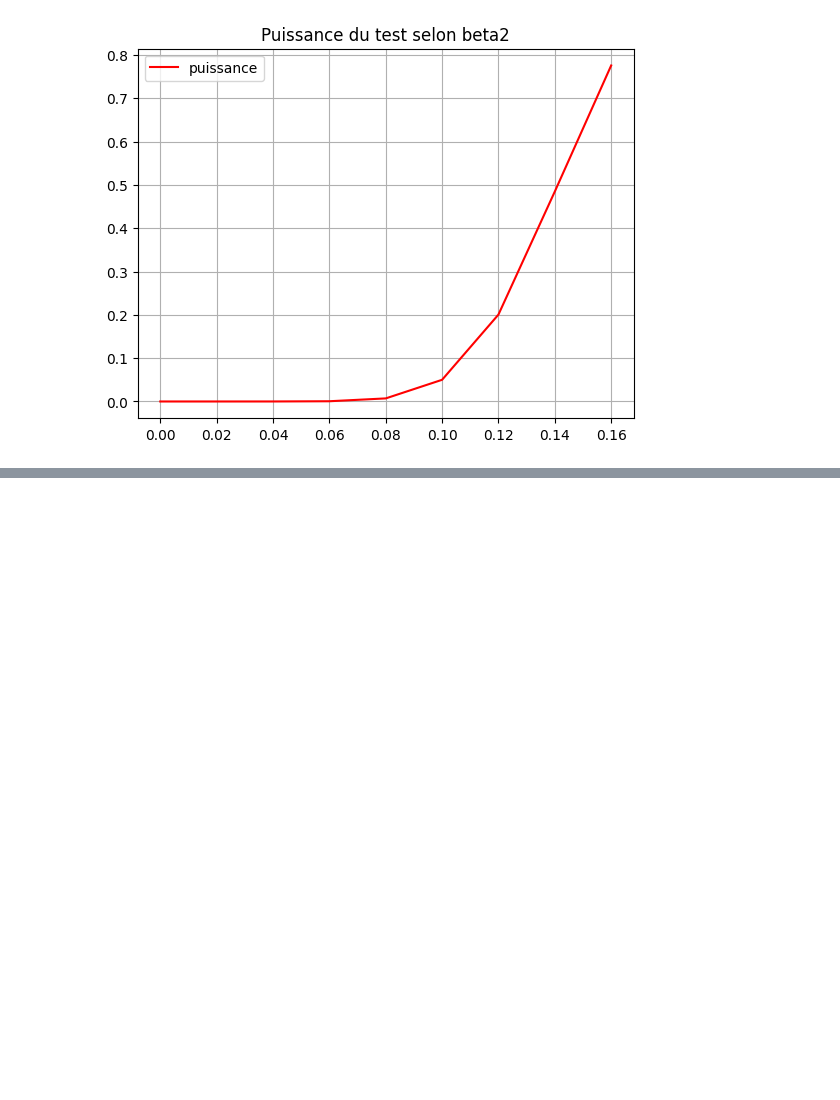
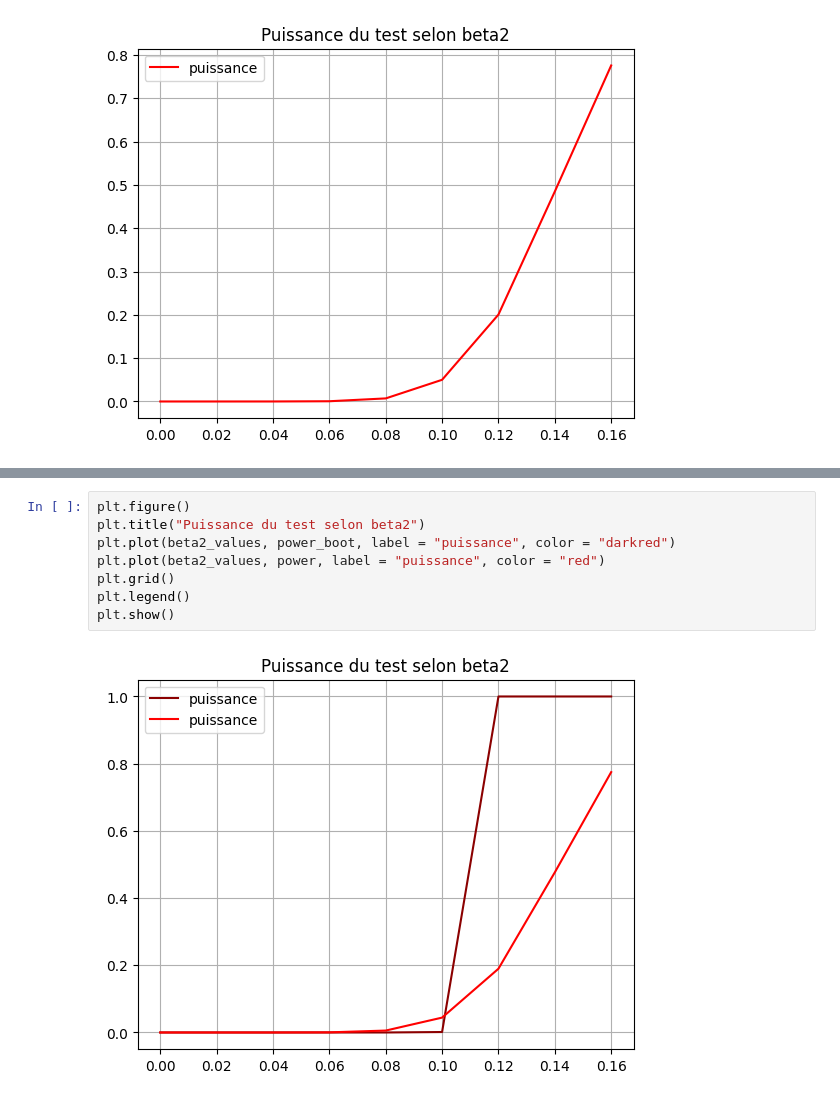
Before and after one commit to AntoineGilsonGH/The-Design-and-Analysis-of-Benchmark-Experiments, a Jupyter notebook: I0_Simplification.ipynb, the cells around one changed output, grey strips where cells are left out. Cells and saved outputs as stored; diff of their text form; blank space fills up the shorter version.

```diff
--- a/I0_Simplification.ipynb
+++ b/I0_Simplification.ipynb
@@ -1367,0 +1409,10 @@ plt.show()
+# %%
+plt.figure()
+plt.title("Puissance du test selon beta2")
+plt.plot(beta2_values, power_boot, label = "puissance", color = "darkred")
+plt.plot(beta2_values, power, label = "puissance", color = "red")
+plt.grid()
+plt.legend()
+plt.show()
+# %% [output]
+[figure, added]
```
Also changed, not shown: parts of 4 cells of this notebook.
